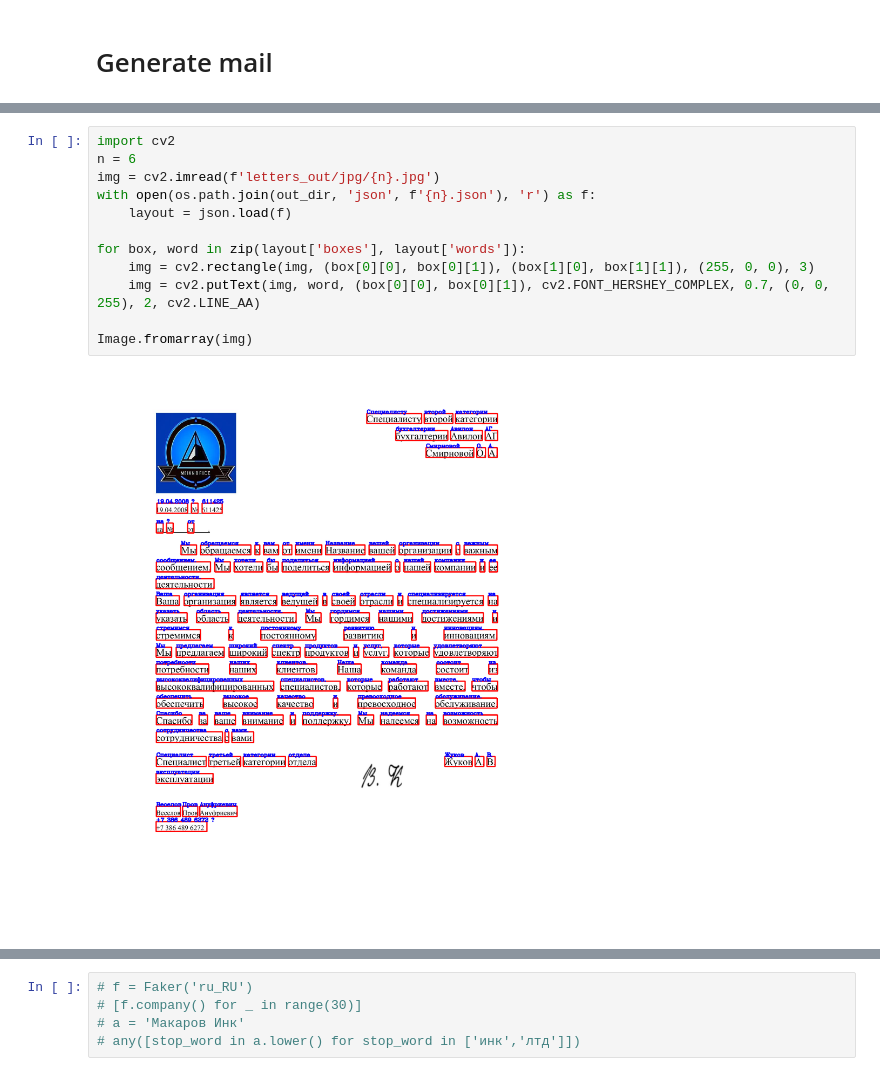
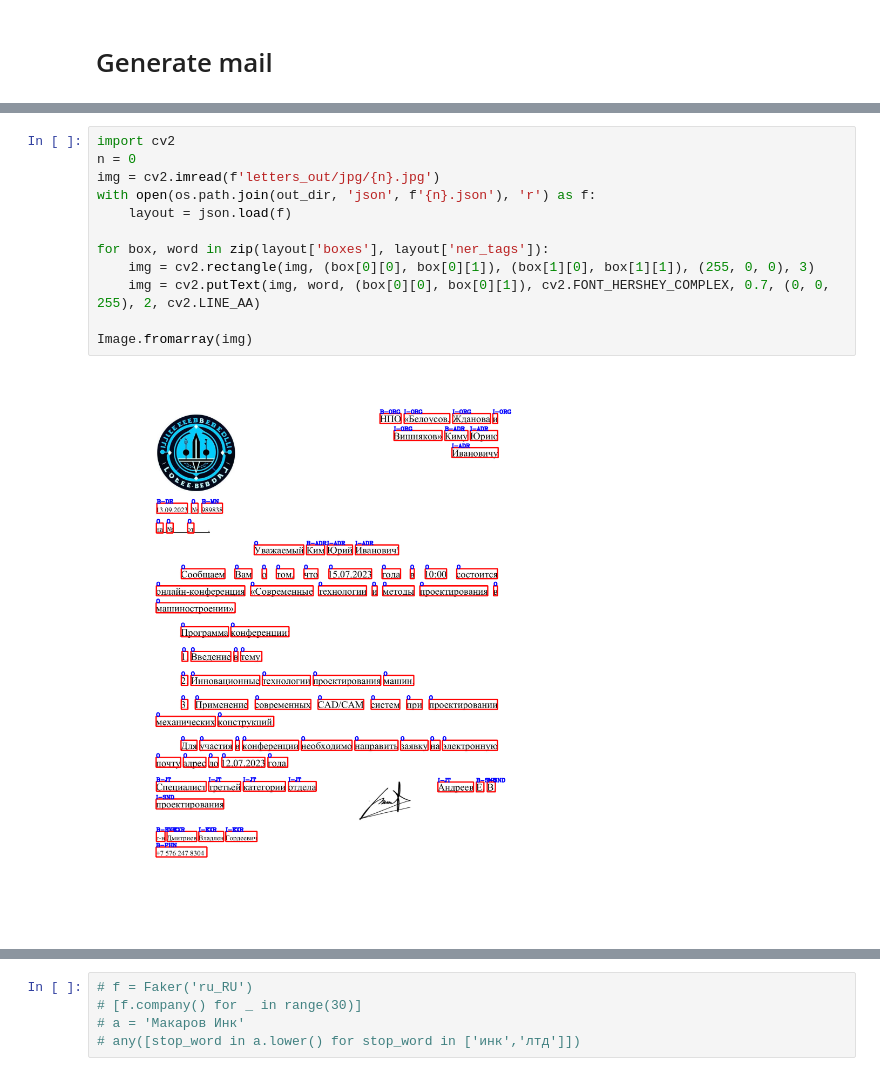
Before and after one commit to Letters-recognize-service/letters_dataset_generator, a Jupyter notebook: letters_test_win.ipynb, the cells around one changed output, grey strips where cells are left out. Drawn from its saved outputs; the diff is of its cells as text.

```diff
--- a/letters_test_win.ipynb
+++ b/letters_test_win.ipynb
@@ -464,17 +506,17 @@ for filename in tqdm(range(10)):
     # coords, tokens = get_word_coords(os.path.join(out_dir, 'pdf', f'{filename}.pdf'))
 # %%
 import cv2
-n = 6
+n = 0
 img = cv2.imread(f'letters_out/jpg/{n}.jpg')
 with open(os.path.join(out_dir, 'json', f'{n}.json'), 'r') as f:
     layout = json.load(f)
 
-for box, word in zip(layout['boxes'], layout['words']):
+for box, word in zip(layout['boxes'], layout['ner_tags']):
     img = cv2.rectangle(img, (box[0][0], box[0][1]), (box[1][0], box[1][1]), (255, 0, 0), 3)
     img = cv2.putText(img, word, (box[0][0], box[0][1]), cv2.FONT_HERSHEY_COMPLEX, 0.7, (0, 0, 255), 2, cv2.LINE_AA)
 
 Image.fromarray(img)
 # %% [output]
-[figure, old version]
+[figure, new version]
 # %%
 # layout['words']
```
Also changed, not shown: parts of 8 cells of this notebook.
